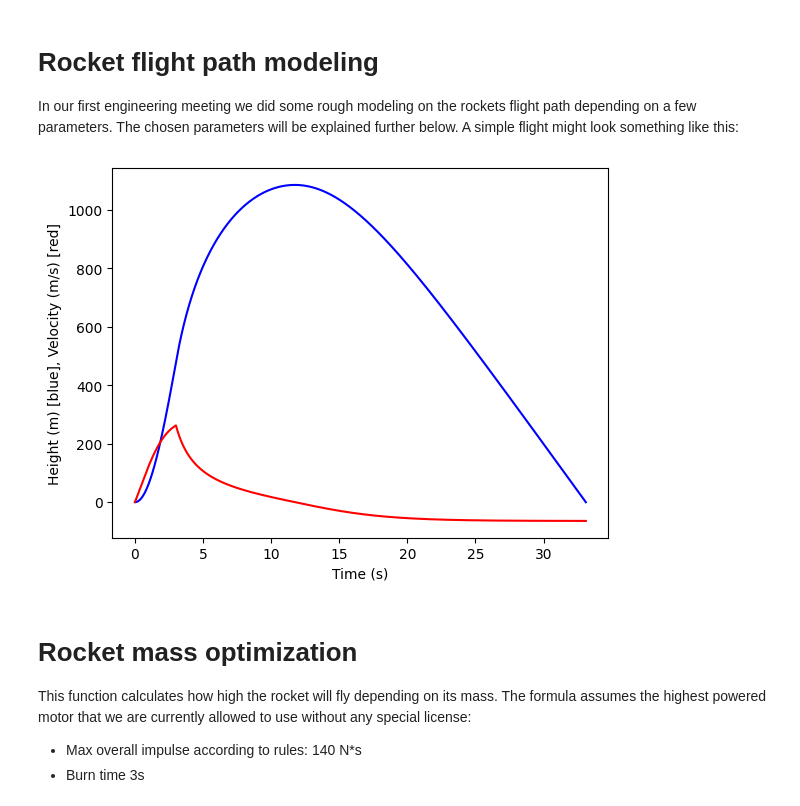
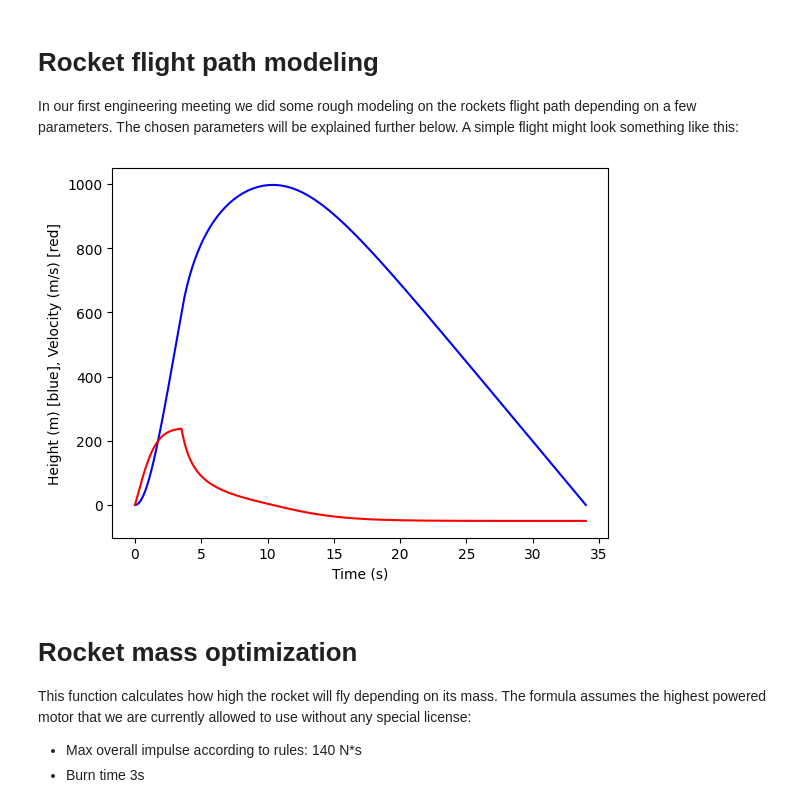
Before and after one commit to AberdeenRSS/PerformanceSimulation, a Jupyter notebook: first_meeting_draft.ipynb, the cells around one changed output. Cells and saved outputs as stored; diff of their text form; code cells hidden in the pictures.

```diff
--- a/first_meeting_draft.ipynb
+++ b/first_meeting_draft.ipynb
@@ -12,21 +12,21 @@ from helpers.simple_eulersolve import eulersolve_while_positive
 In our first engineering meeting we did some rough modeling on the rockets flight path depending on a few parameters. The chosen parameters will be explained further below. A simple flight might look something like this:
 # %%
 
-rocket_equation, initial = get_simple_rocket_change_equation_and_conditions(3, 40, 0.1, 0.2, 0.02, 0.75)
+rocket_equation, initial = get_simple_rocket_change_equation_and_conditions(3.5, 48, 0.1, 0.2, 0.026, 0.75)
 
 tvec, xvec = eulersolve_while_positive(rocket_equation, 0, initial, 0.01)
 
 
 plt.plot(tvec, xvec[0:, 0:1], color = 'blue')
 plt.plot(tvec, xvec[0:, 1:2], color = 'red')
 # plt.plot(tvec, xvec[0:, 2:3], color = 'green')
 
 plt.xlabel('Time (s)')
 plt.ylabel('Height (m) [blue], Velocity (m/s) [red]')
 
 plt.show()
 # %% [output]
-[figure, old version]
+[figure, new version]
 # %% [markdown]
 # Rocket mass optimization
 
```
Also changed, not shown: parts of 2 cells of this notebook, 1 other file.
